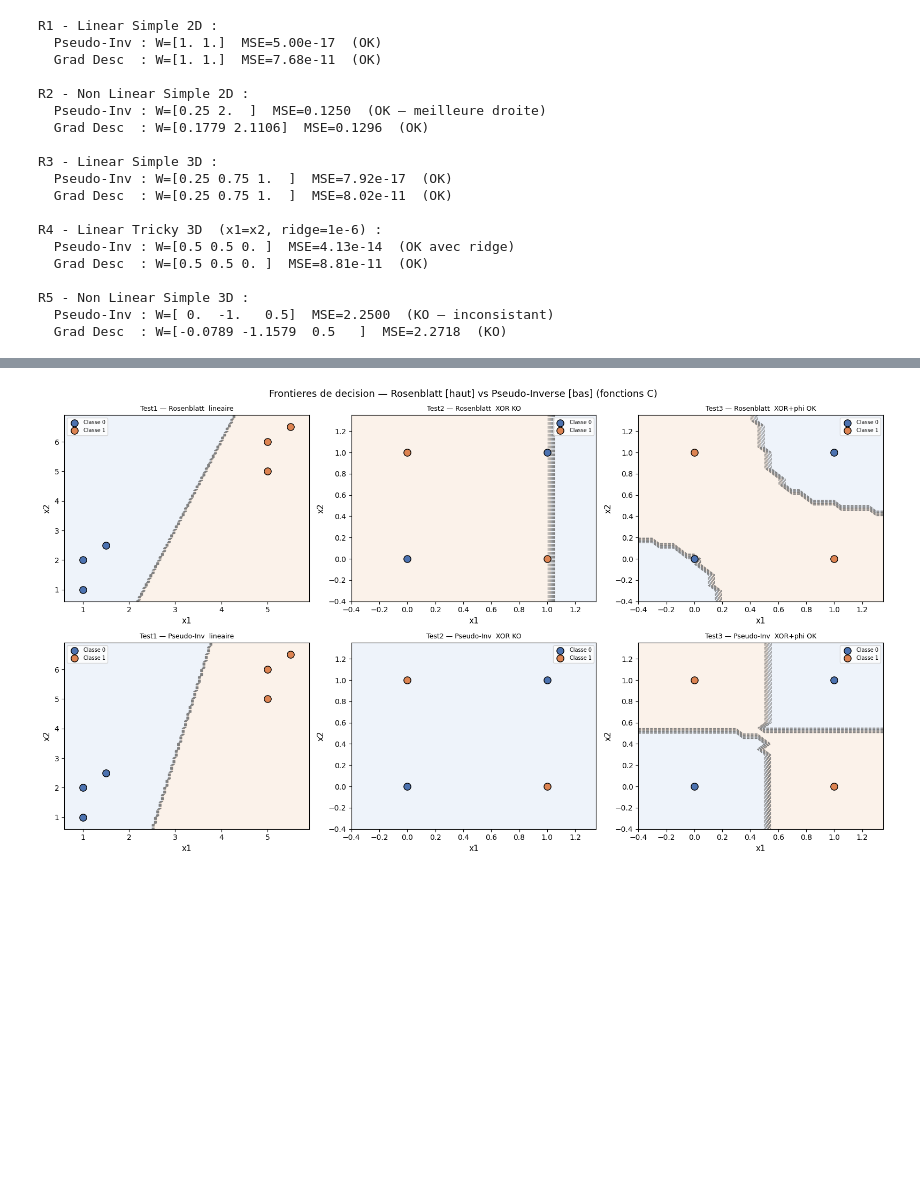
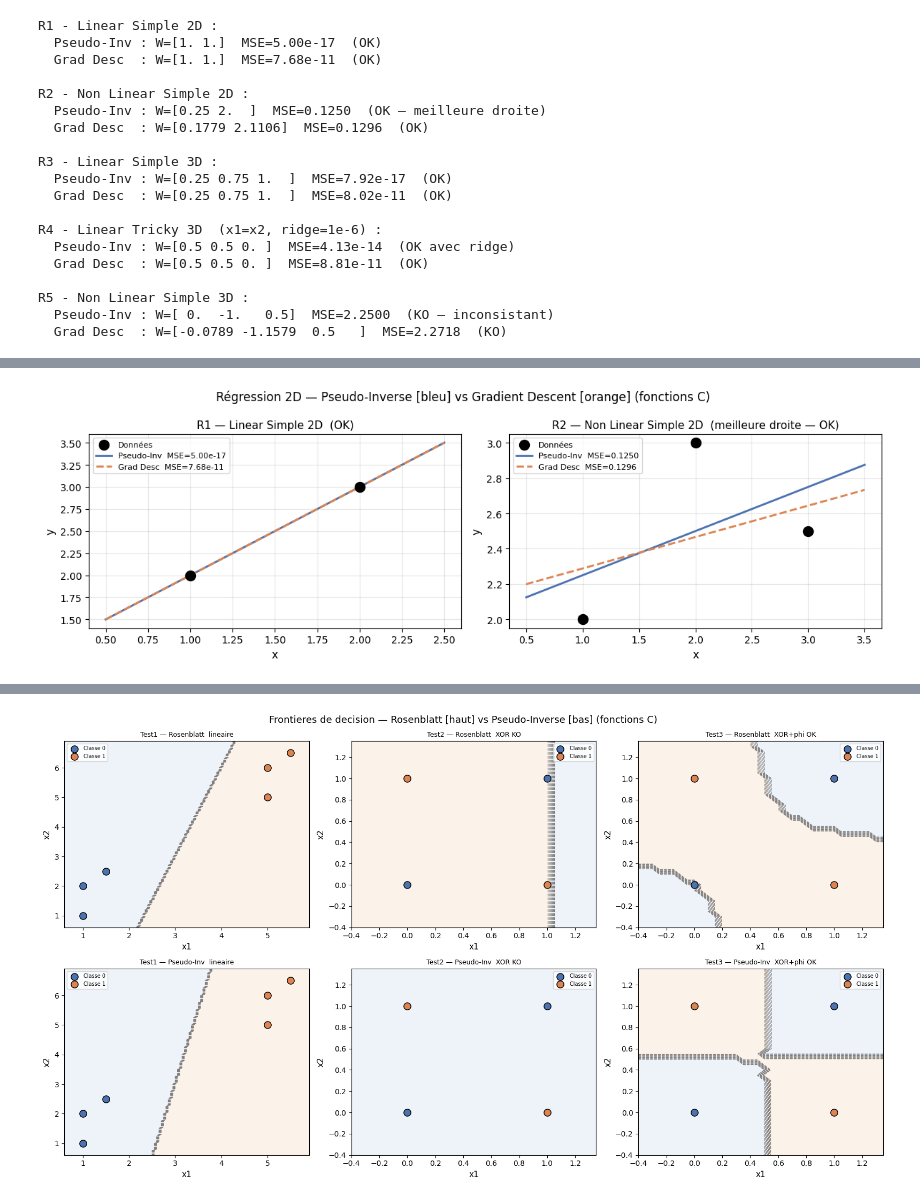
Before and after one commit to SamuelELbaz/Projet_Annuel_3IABD1_Lib_ML, a Jupyter notebook: notebook/cas_de_tests.ipynb, the cells around one changed output, grey strips where cells are left out. Saved outputs shown, nothing was run; the diff lists cells and outputs as text; code cells hidden in the pictures; blank space fills up the shorter version.

```diff
--- a/notebook/cas_de_tests.ipynb
+++ b/notebook/cas_de_tests.ipynb
@@ -625,0 +766,30 @@ R5 - Non Linear Simple 3D :
+# %%
+
+# ── R1 & R2 : Régression 2D ──────────────────────────────────────────
+fig, axes = plt.subplots(1, 2, figsize=(12, 4))
+fig.suptitle("Régression 2D — Pseudo-Inverse [bleu] vs Gradient Descent [orange] (fonctions C)", fontsize=12)
+
+x_plot = np.linspace(0.5, 2.5, 50)
+X_line = np.column_stack([x_plot, np.ones(50)])
+ax = axes[0]
+ax.scatter(X_r1[:,0], Y_r1, color='k', s=100, zorder=5, label='Données')
+ax.plot(x_plot, X_line @ W_r1_pi, color='#4C72B0', lw=2, label=f'Pseudo-Inv  MSE={mse_py(W_r1_pi,X_r1,Y_r1):.2e}')
+ax.plot(x_plot, X_line @ W_r1_gd, color='#DD8452', lw=2, ls='--', label=f'Grad Desc  MSE={mse_py(W_r1_gd,X_r1,Y_r1):.2e}')
+ax.set_title("R1 — Linear Simple 2D  (OK)", fontsize=11)
+ax.set_xlabel("x"); ax.set_ylabel("y")
+ax.legend(fontsize=8); ax.grid(True, alpha=0.3)
+
+x_plot2 = np.linspace(0.5, 3.5, 50)
+X_line2 = np.column_stack([x_plot2, np.ones(50)])
+ax = axes[1]
+ax.scatter(X_r2[:,0], Y_r2, color='k', s=100, zorder=5, label='Données')
+ax.plot(x_plot2, X_line2 @ W_r2_pi, color='#4C72B0', lw=2, label=f'Pseudo-Inv  MSE={mse_py(W_r2_pi,X_r2,Y_r2):.4f}')
+ax.plot(x_plot2, X_line2 @ W_r2_gd, color='#DD8452', lw=2, ls='--', label=f'Grad Desc  MSE={mse_py(W_r2_gd,X_r2,Y_r2):.4f}')
+ax.set_title("R2 — Non Linear Simple 2D  (meilleure droite — OK)", fontsize=11)
+ax.set_xlabel("x"); ax.set_ylabel("y")
+ax.legend(fontsize=8); ax.grid(True, alpha=0.3)
+
+plt.tight_layout()
+plt.show()
+# %% [output]
+[figure, added]
```
Also changed, not shown: parts of 11 cells of this notebook.
